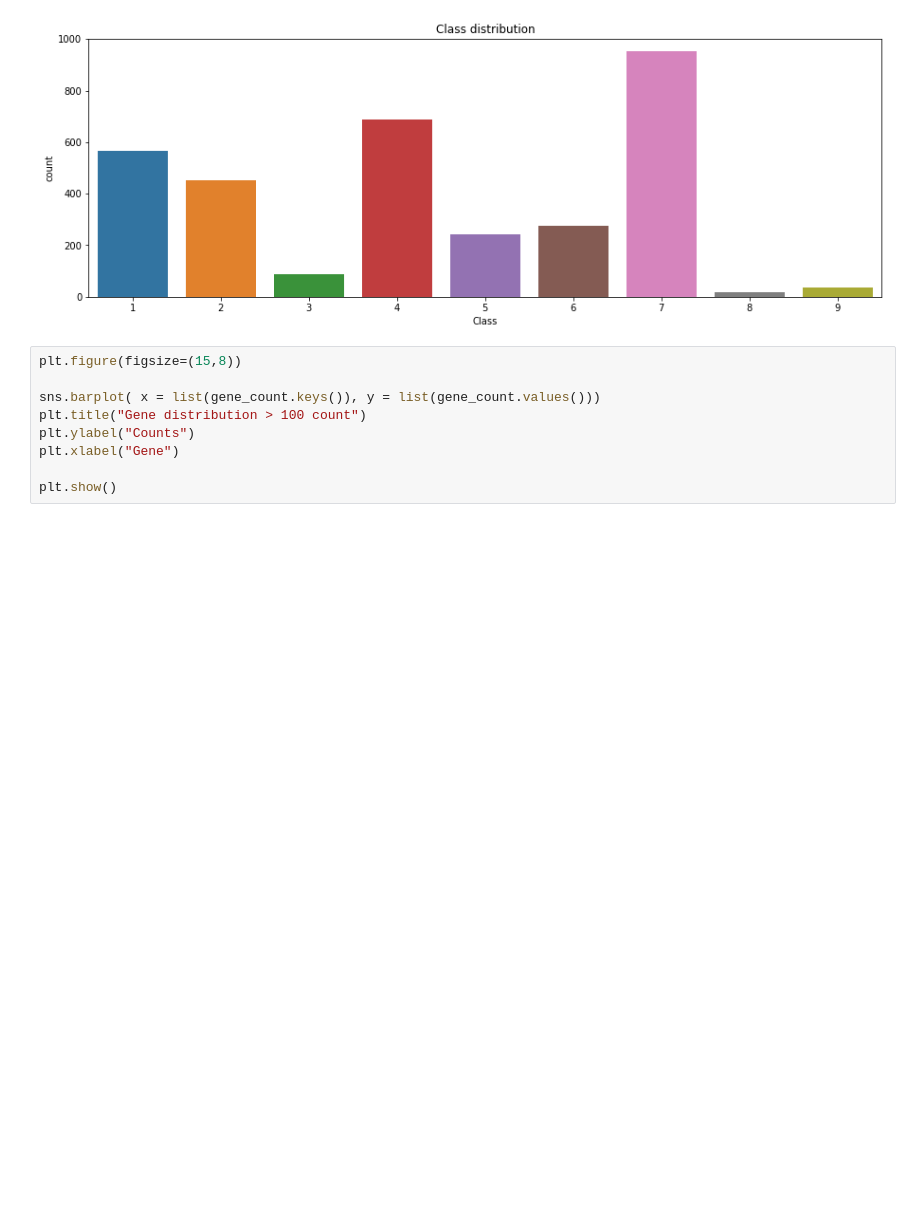
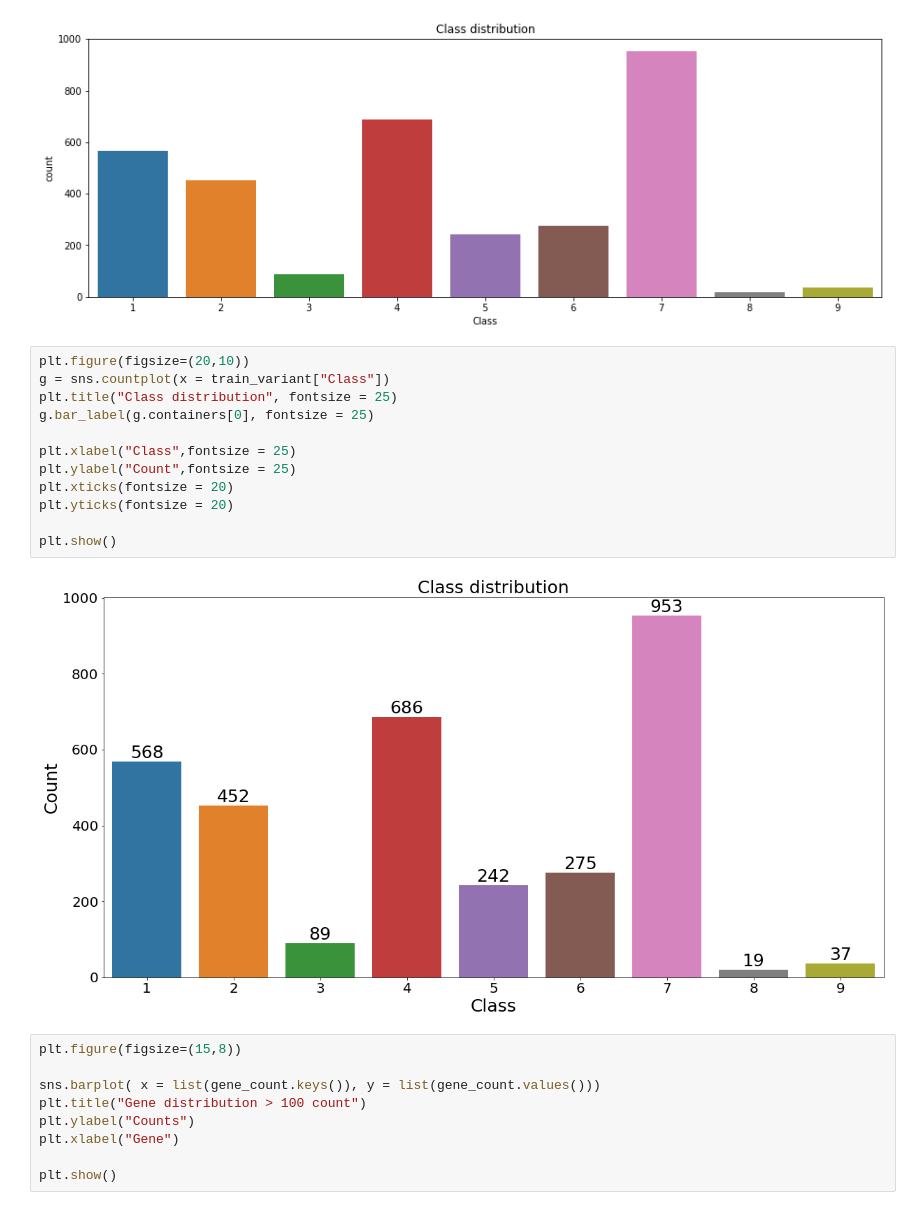
Before and after one commit to Chabname/RAPMC, a Jupyter notebook: notebook/Cancer_deep_learning.ipynb, the cells around one changed output. Cells and saved outputs as stored; diff of their text form; blank space fills up the shorter version.

Commit message:
figures

```diff
--- a/notebook/Cancer_deep_learning.ipynb
+++ b/notebook/Cancer_deep_learning.ipynb
@@ -46,6 +46,20 @@ plt.title("Class distribution")
 plt.show()
 # %% [output]
 [figure]
+# %%
+plt.figure(figsize=(20,10))
+g = sns.countplot(x = train_variant["Class"])
+plt.title("Class distribution", fontsize = 25)
+g.bar_label(g.containers[0], fontsize = 25)
+
+plt.xlabel("Class",fontsize = 25)
+plt.ylabel("Count",fontsize = 25)
+plt.xticks(fontsize = 20)
+plt.yticks(fontsize = 20)
+
+plt.show()
+# %% [output]
+[figure, added]
 # %%
 plt.figure(figsize=(15,8))
 
```
Also changed, not shown: 5 other files.
